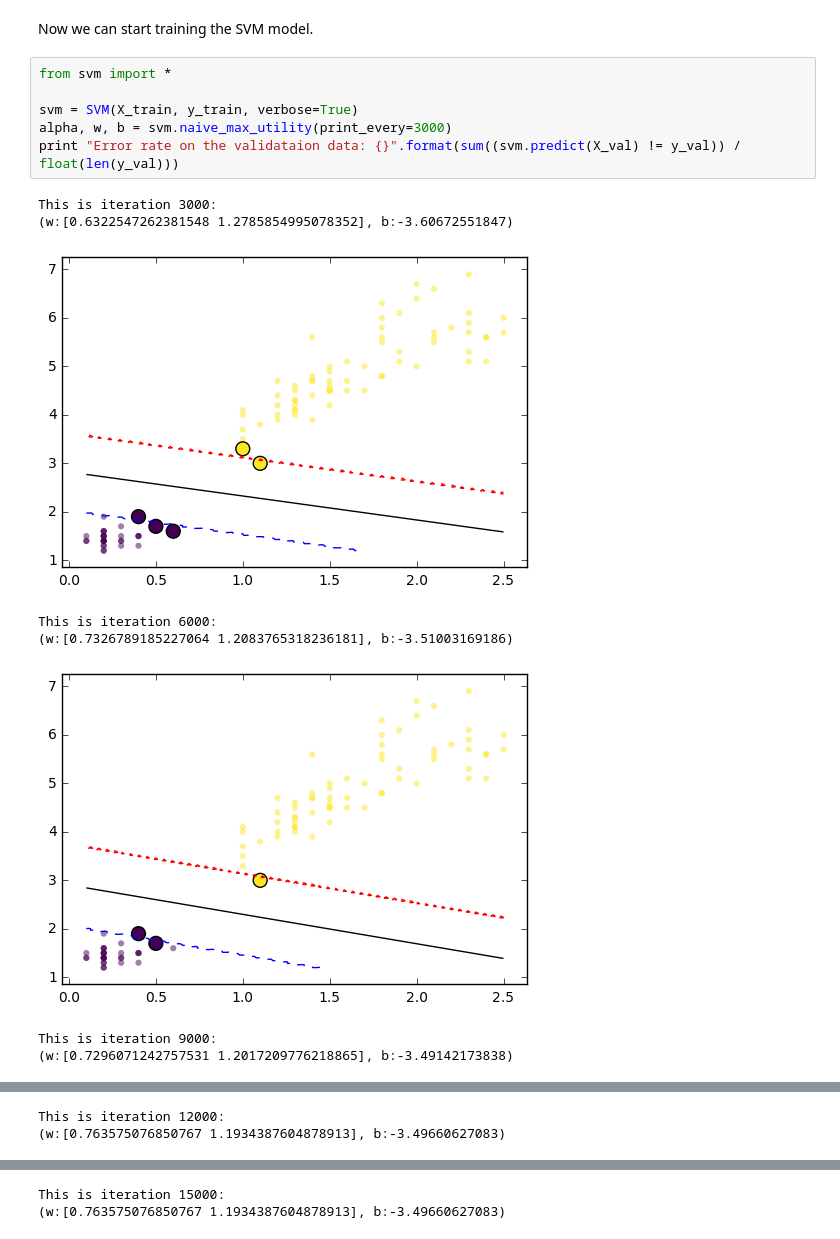
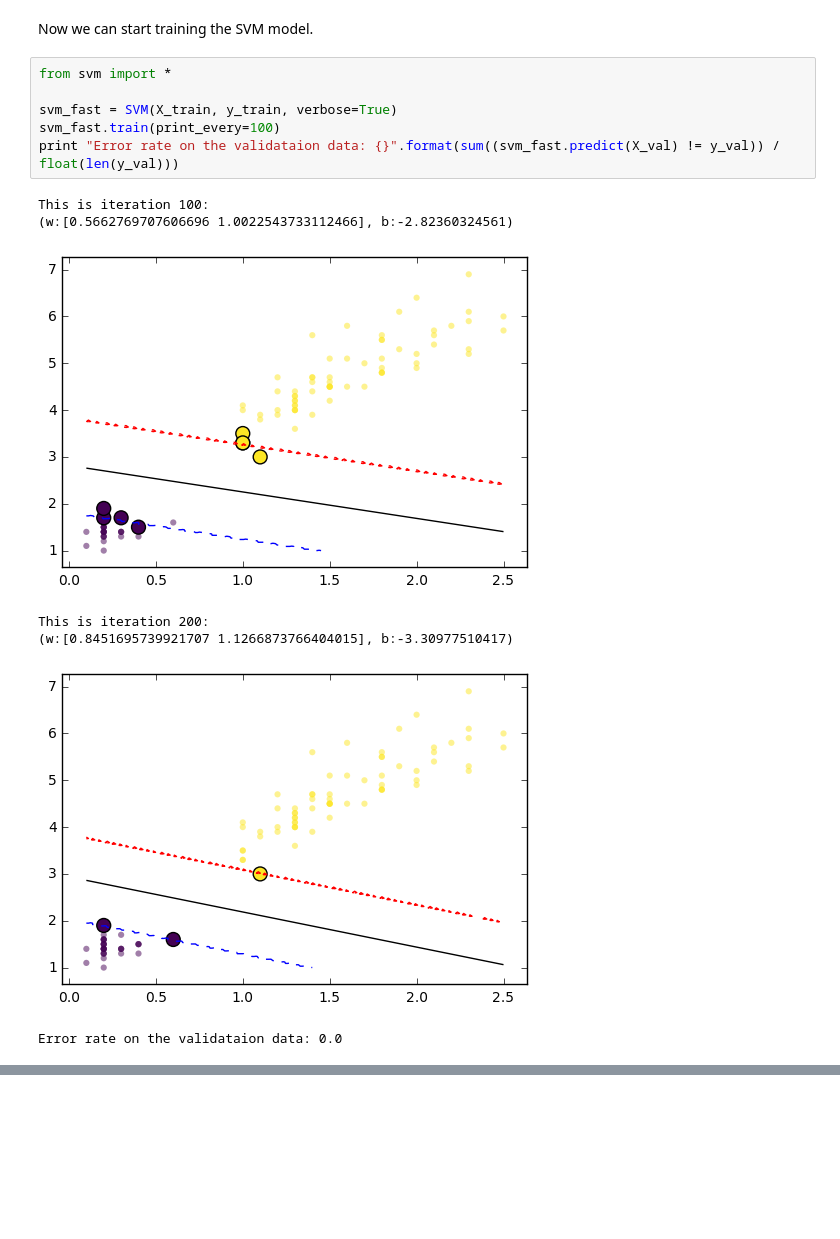
Before and after one commit to reza-asad/SVM-with-SMO, a Jupyter notebook: SVM.ipynb, the cells around one changed output, grey strips where cells are left out. Saved outputs shown, nothing was run; the diff lists cells and outputs as text; blank space fills up the shorter version.

```diff
--- a/SVM.ipynb
+++ b/SVM.ipynb
@@ -56,15 +56,14 @@ Now we can start training the SVM model.
 # %%
 from svm import *
 
-svm = SVM(X_train, y_train, verbose=True)
-alpha, w, b = svm.naive_max_utility(print_every=3000)
-print "Error rate on the validataion data: {}".format(sum((svm.predict(X_val) != y_val)) / float(len(y_val)))
+svm_fast = SVM(X_train, y_train, verbose=True)
+svm_fast.train(print_every=100)
+print "Error rate on the validataion data: {}".format(sum((svm_fast.predict(X_val) != y_val)) / float(len(y_val)))
 # %% [output]
-This is iteration 3000:
-(w:[0.6322547262381548 1.2785854995078352], b:-3.60672551847)
+This is iteration 100:
+(w:[0.5662769707606696 1.0022543733112466], b:-2.82360324561)
-[figure, old version]
+[figure, new version]
-This is iteration 6000:
-(w:[0.7326789185227064 1.2083765318236181], b:-3.51003169186)
+This is iteration 200:
+(w:[0.8451695739921707 1.1266873766404015], b:-3.30977510417)
-[figure, old version]
+[figure, new version]
-This is iteration 9000:
-(w:[0.7296071242757531 1.2017209776218865], b:-3.49142173838)
+Error rate on the validataion data: 0.0
@@ -72,2 +69,0 @@ This is iteration 9000:
-This is iteration 12000:
-(w:[0.763575076850767 1.1934387604878913], b:-3.49660627083)
@@ -75,2 +69,0 @@ This is iteration 12000:
-This is iteration 15000:
-(w:[0.763575076850767 1.1934387604878913], b:-3.49660627083)
```
Also changed, not shown: parts of 3 cells of this notebook, 1 other file.
